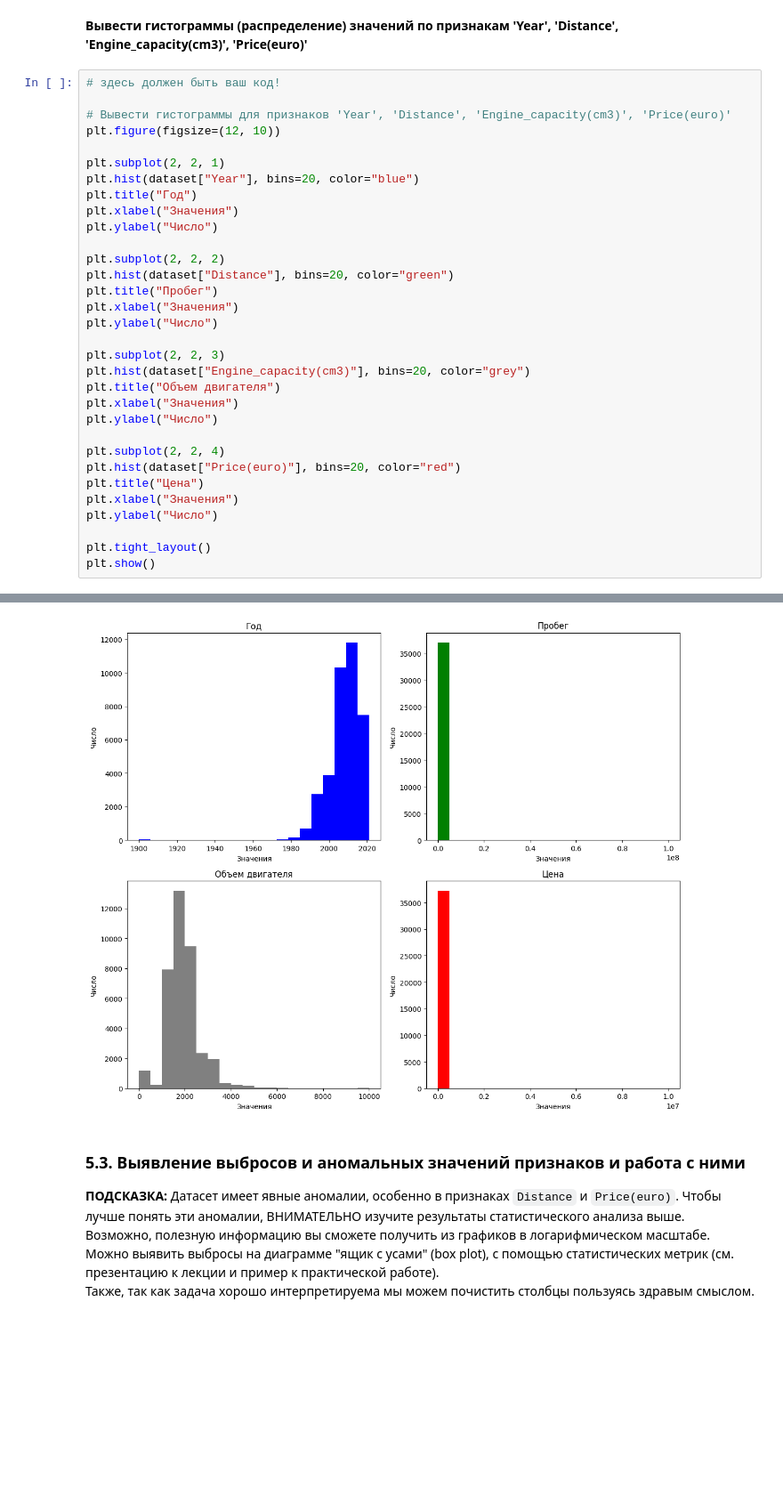
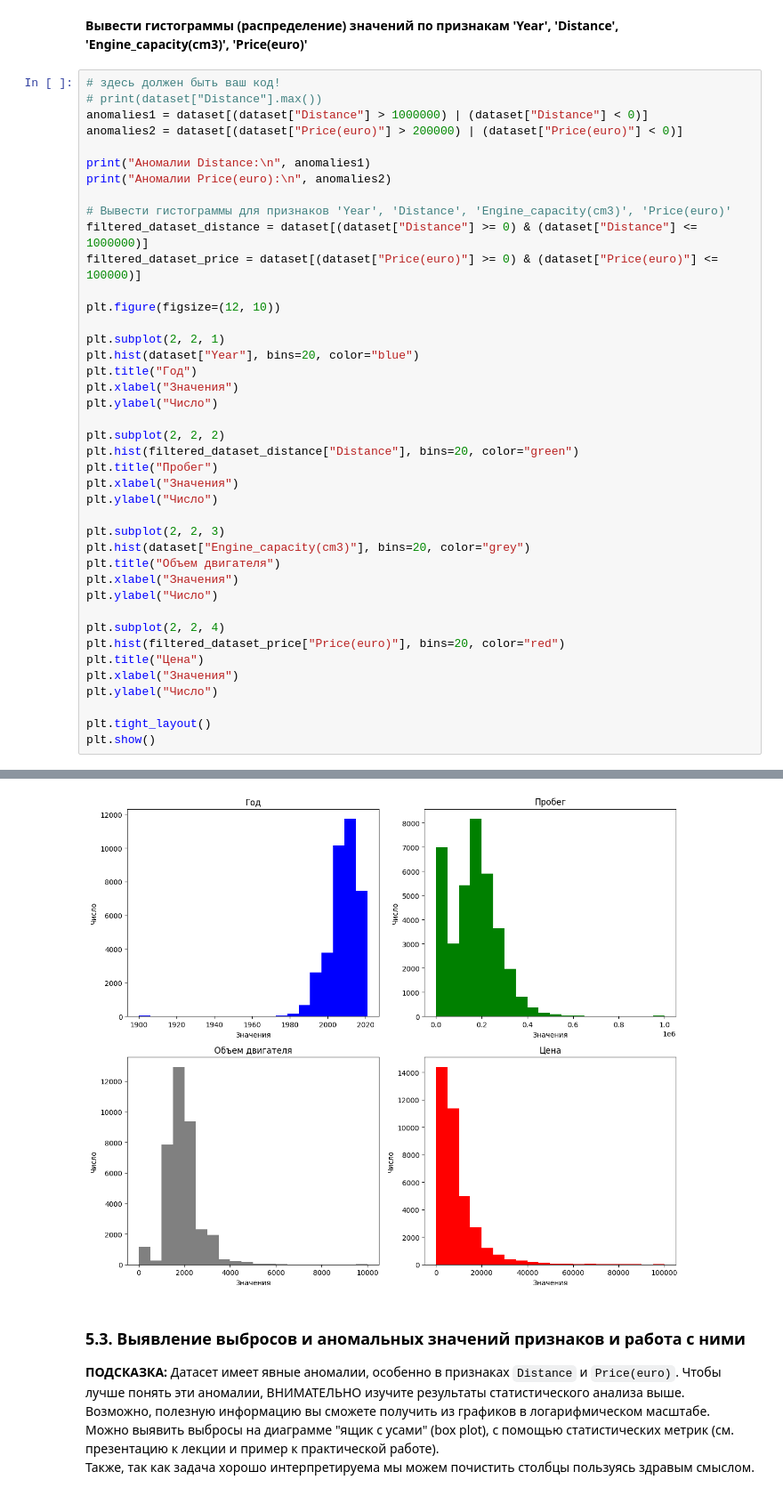
Before and after one commit to Mshkss/Study, a Jupyter notebook: Python/AI basics/P2/Task2_Сars_Empty.ipynb, the cells around one changed output, grey strips where cells are left out. Shown: that part at 89% size. Cells and saved outputs as stored; diff of their text form; blank space fills up the shorter version.

```diff
--- a/Python/AI basics/P2/Task2_Сars_Empty.ipynb
+++ b/Python/AI basics/P2/Task2_Сars_Empty.ipynb
@@ -343,8 +345,17 @@ max     2021.000000  1.000000e+08           9999.000000  1.000000e+07
 **Вывести гистограммы (распределение) значений по признакам 'Year', 'Distance', 'Engine_capacity(cm3)', 'Price(euro)'**
 # %%
 # здесь должен быть ваш код!
+# print(dataset["Distance"].max())
+anomalies1 = dataset[(dataset["Distance"] > 1000000) | (dataset["Distance"] < 0)]
+anomalies2 = dataset[(dataset["Price(euro)"] > 200000) | (dataset["Price(euro)"] < 0)]
+
+print("Аномалии Distance:\n", anomalies1)
+print("Аномалии Price(euro):\n", anomalies2)
 
 # Вывести гистограммы для признаков 'Year', 'Distance', 'Engine_capacity(cm3)', 'Price(euro)'
+filtered_dataset_distance = dataset[(dataset["Distance"] >= 0) & (dataset["Distance"] <= 1000000)]
+filtered_dataset_price = dataset[(dataset["Price(euro)"] >= 0) & (dataset["Price(euro)"] <= 100000)]
+
 plt.figure(figsize=(12, 10))
 
 plt.subplot(2, 2, 1)
@@ -354,7 +365,7 @@ plt.xlabel("Значения")
 plt.ylabel("Число")
 
 plt.subplot(2, 2, 2)
-plt.hist(dataset["Distance"], bins=20, color="green")
+plt.hist(filtered_dataset_distance["Distance"], bins=20, color="green")
 plt.title("Пробег")
 plt.xlabel("Значения")
 plt.ylabel("Число")
@@ -366,7 +377,7 @@ plt.xlabel("Значения")
 plt.ylabel("Число")
 
 plt.subplot(2, 2, 4)
-plt.hist(dataset["Price(euro)"], bins=20, color="red")
+plt.hist(filtered_dataset_price["Price(euro)"], bins=20, color="red")
 plt.title("Цена")
 plt.xlabel("Значения")
 plt.ylabel("Число")
@@ -377,4 +396,4 @@ plt.show()
-[figure, old version]
+[figure, new version]
 # %% [markdown]
 ### 5.3. Выявление выбросов и аномальных значений признаков и работа с ними
 **ПОДСКАЗКА:** Датасет имеет явные аномалии, особенно в признаках `Distance` и `Price(euro)`.
```
Also changed, not shown: parts of 18 cells of this notebook, 3 other files.
